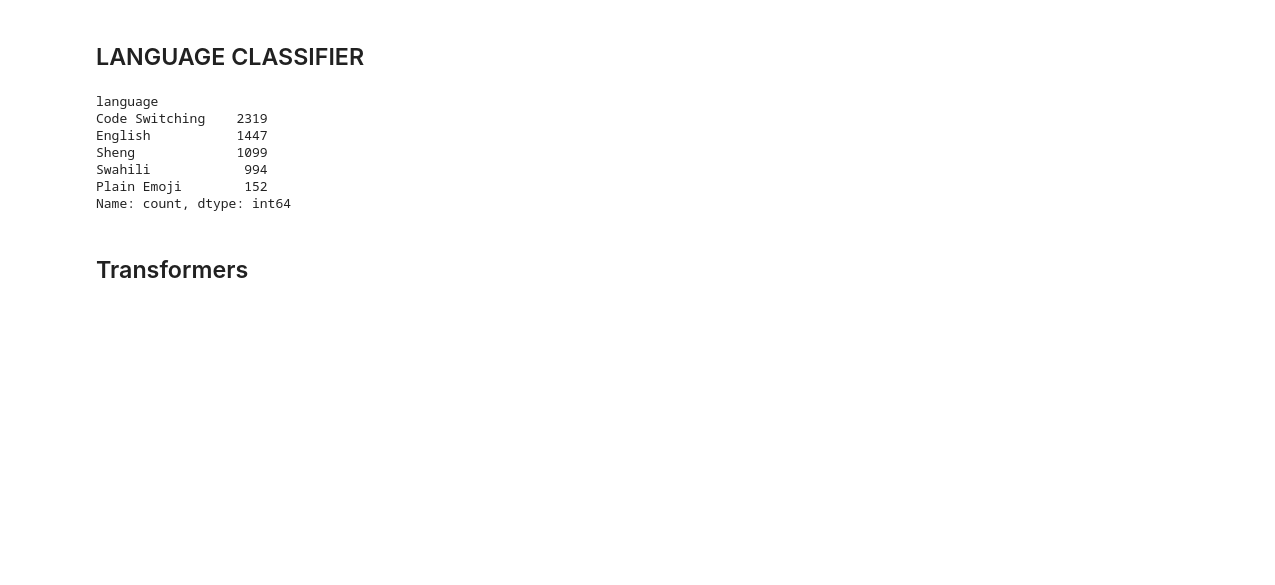
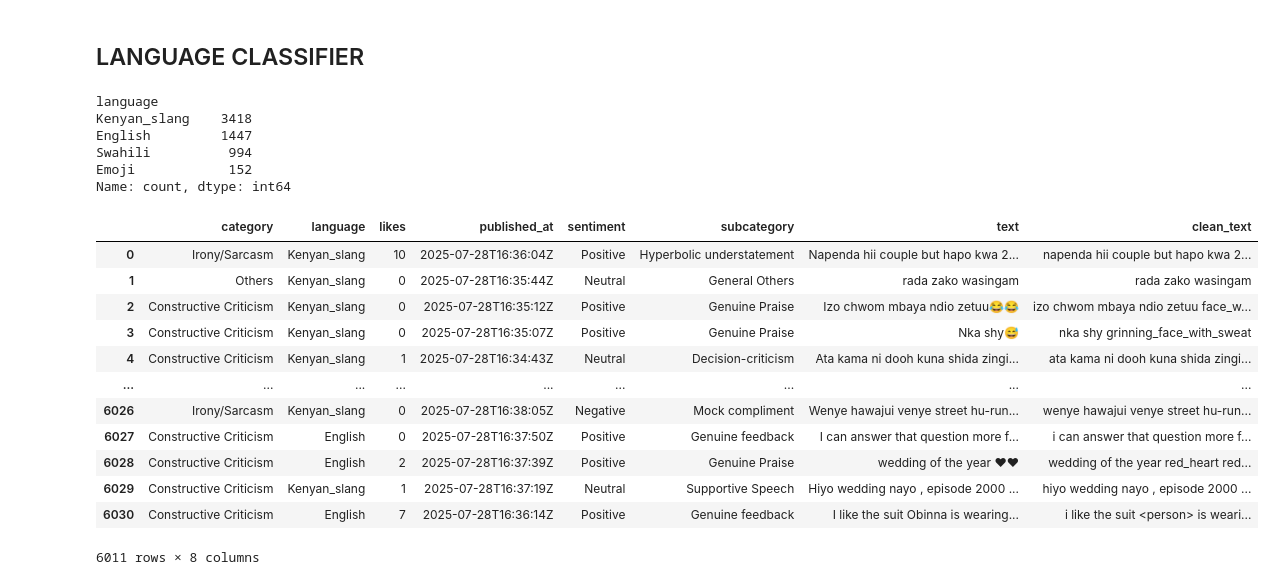
Before and after one commit to Stella-Kiarie/Cyber-Bullying-Detection, a Jupyter notebook: Notebooks/index.ipynb, the cells around one changed output. Saved outputs shown, nothing was run; the diff lists cells and outputs as text; code cells hidden in the pictures; blank space fills up the shorter version.

```diff
--- a/Notebooks/index.ipynb
+++ b/Notebooks/index.ipynb
@@ -549,16 +549,47 @@ X_test = fe.transform(X_test_text)
 # MODELLING
 # %% [markdown]
 ## LANGUAGE CLASSIFIER
-# %%
-
-final_df['language'].value_counts()
-# %% [output]
-language
-Code Switching    2319
-English           1447
-Sheng             1099
-Swahili            994
-Plain Emoji        152
-Name: count, dtype: int64
-# %% [markdown]
-## Transformers
+# %%
+def curate_language(label):
+
+    if label == "English":
+        return "English"
+
+    elif label == "Swahili":
+        return "Swahili"
+
+    elif label in ["Sheng", "Code Switching"]:
+        return "Kenyan_slang"
+
+    elif label == "Plain Emoji":
+        return "Emoji"
+
+    else:
+        return label
+
+final_df["language"] = final_df["language"].apply(curate_language)
+# %%
+final_df["language"].value_counts()
+# %% [output]
+language
+Kenyan_slang    3418
+English         1447
+Swahili          994
+Emoji            152
+Name: count, dtype: int64
+# %%
+final_df
+# %% [output]
+|  | category | language | likes | published_at | sentiment | subcategory | text | clean_text |
+| 0 | Irony/Sarcasm | Kenyan_slang | 10 | 2025-07-28T16:36:04Z | Positive | Hyperbolic understatement | Napenda hii couple but hapo kwa 2... | napenda hii couple but hapo kwa 2... |
+| 1 | Others | Kenyan_slang | 0 | 2025-07-28T16:35:44Z | Neutral | General Others | rada zako wasingam | rada zako wasingam |
+| 2 | Constructive Criticism | Kenyan_slang | 0 | 2025-07-28T16:35:12Z | Positive | Genuine Praise | Izo chwom mbaya ndio zetuu😂😂 | izo chwom mbaya ndio zetuu face_w... |
+| 3 | Constructive Criticism | Kenyan_slang | 0 | 2025-07-28T16:35:07Z | Positive | Genuine Praise | Nka shy😅 | nka shy grinning_face_with_sweat |
+| 4 | Constructive Criticism | Kenyan_slang | 1 | 2025-07-28T16:34:43Z | Neutral | Decision-criticism | Ata kama ni dooh kuna shida zingi... | ata kama ni dooh kuna shida zingi... |
+| ... | ... | ... | ... | ... | ... | ... | ... | ... |
+| 6026 | Irony/Sarcasm | Kenyan_slang | 0 | 2025-07-28T16:38:05Z | Negative | Mock compliment | Wenye hawajui venye street hu-run... | wenye hawajui venye street hu-run... |
+| 6027 | Constructive Criticism | English | 0 | 2025-07-28T16:37:50Z | Positive | Genuine feedback | I can answer that question more f... | i can answer that question more f... |
+| 6028 | Constructive Criticism | English | 2 | 2025-07-28T16:37:39Z | Positive | Genuine Praise | wedding of the year ❤❤ | wedding of the year red_heart red... |
+| 6029 | Constructive Criticism | Kenyan_slang | 1 | 2025-07-28T16:37:19Z | Neutral | Supportive Speech | Hiyo wedding nayo , episode 2000 ... | hiyo wedding nayo , episode 2000 ... |
+| 6030 | Constructive Criticism | English | 7 | 2025-07-28T16:36:14Z | Positive | Genuine feedback | I like the suit Obinna is wearing... | i like the suit <person> is weari... |
+6011 rows × 8 columns
```
Also changed, not shown: parts of 22 cells of this notebook, 9 other files.
